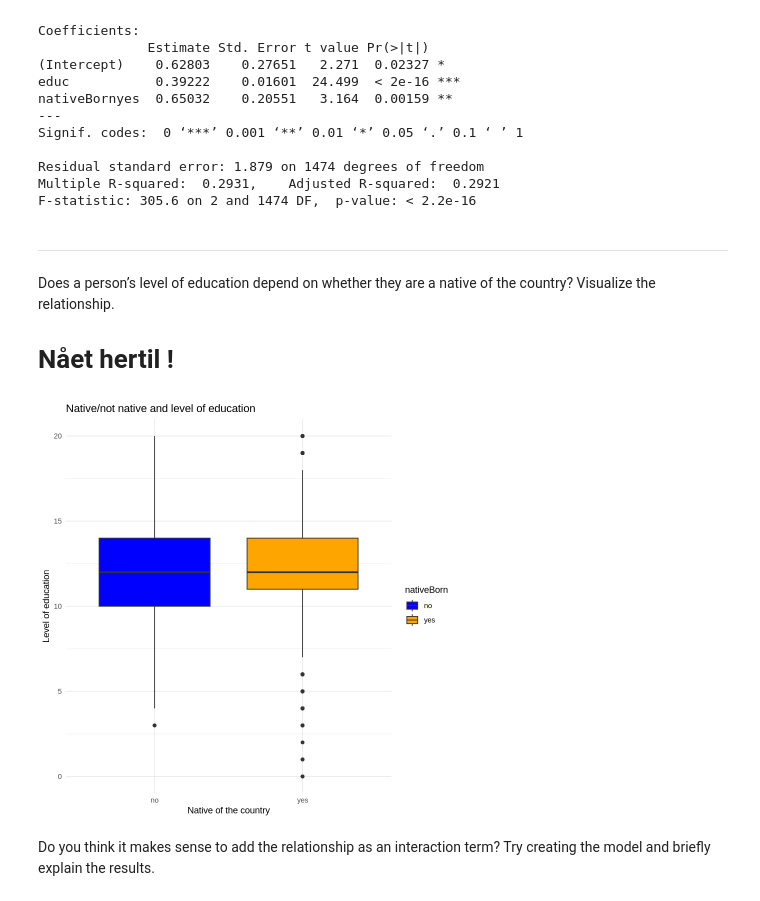
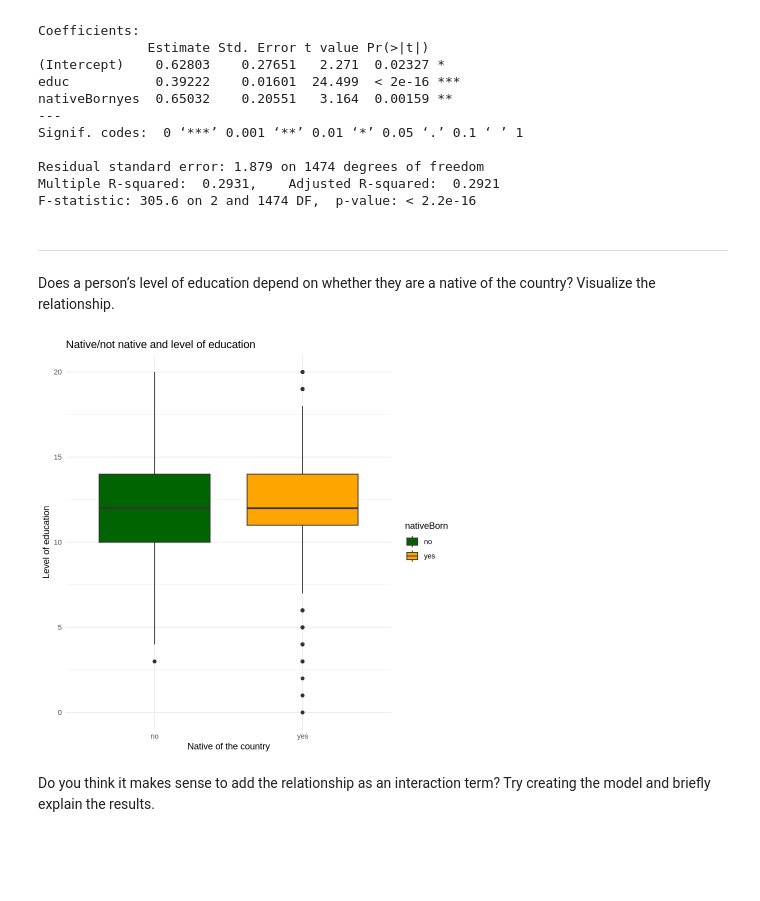
Before and after one commit to JosephineKianna25/CulturalDataScience, a Jupyter notebook: PortfolioTwo.ipynb, the cells around one changed output. Cells and saved outputs as stored; diff of their text form; code cells hidden in the pictures; blank space fills up the shorter version.

```diff
--- a/PortfolioTwo.ipynb
+++ b/PortfolioTwo.ipynb
@@ -260,23 +248,22 @@ F-statistic: 305.6 on 2 and 1474 DF,  p-value: < 2.2e-16
 _____________________________________________________________________________________________________________________________
 Does a person’s level of education depend on whether they are a native of the country?
 Visualize the relationship.
-
-# Nået hertil !
 # %%
 ggplot(dat1978, aes(x = nativeBorn,
                     y = educ,
                     fill = nativeBorn)) +
     geom_boxplot() +
-    scale_fill_manual(values = c("blue", "orange")) +
+    scale_fill_manual(values = c("dark green", "orange")) +
             labs(title = "Native/not native and level of education",
                     x = "Native of the country",
                     y = "Level of education") +
     theme_minimal()
 
-# From this visualization we can see that there isn't a big difference on the education level based on whether you are native born or not
-# There are more people with a lower level of education in the not native borns, but is is such a small difference that it doesn't really matter
+# There are a slighty higher proportion of not native borns with a lower level of education compared native borns, but the difference is so small
+# that it is not really significant for our analysis. Overall, the visualization shows that there isn't a big difference on education level based
+# on whether someone is native born or not
 # %% [output]
-[figure, old version]
+[figure, new version]
 # %% [markdown]
 Do you think it makes sense to add the relationship as an interaction term? Try creating the model and briefly explain the results.
 # %%
```
Also changed, not shown: parts of 7 cells of this notebook.
